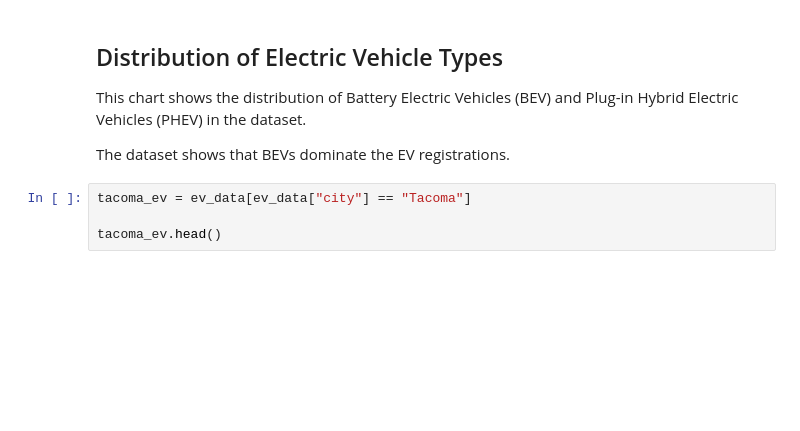
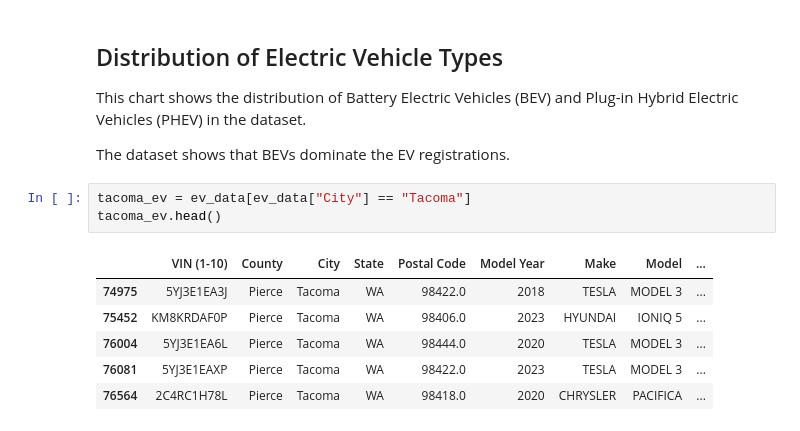
Before and after one commit to OsmanyGithub/Tacoma-EV-Dashboard, a Jupyter notebook: notebooks/ev_data_analysis.ipynb, the cells around one changed output. Drawn from its saved outputs; the diff is of its cells as text; blank space fills up the shorter version.

```diff
--- a/notebooks/ev_data_analysis.ipynb
+++ b/notebooks/ev_data_analysis.ipynb
@@ -30,7 +31,13 @@ Plug-in Hybrid Electric Vehicles (PHEV) in the dataset.
 
 The dataset shows that BEVs dominate the EV registrations.
 # %%
-tacoma_ev = ev_data[ev_data["city"] == "Tacoma"]
-
+tacoma_ev = ev_data[ev_data["City"] == "Tacoma"]
 tacoma_ev.head()
+# %% [output]
+|  | VIN (1-10) | County | City | State | Postal Code | Model Year | Make | Model | ... |
+| 74975 | 5YJ3E1EA3J | Pierce | Tacoma | WA | 98422.0 | 2018 | TESLA | MODEL 3 | ... |
+| 75452 | KM8KRDAF0P | Pierce | Tacoma | WA | 98406.0 | 2023 | HYUNDAI | IONIQ 5 | ... |
+| 76004 | 5YJ3E1EA6L | Pierce | Tacoma | WA | 98444.0 | 2020 | TESLA | MODEL 3 | ... |
+| 76081 | 5YJ3E1EAXP | Pierce | Tacoma | WA | 98422.0 | 2023 | TESLA | MODEL 3 | ... |
+| 76564 | 2C4RC1H78L | Pierce | Tacoma | WA | 98418.0 | 2020 | CHRYSLER | PACIFICA | ... |
 # %%
```
Also changed, not shown: parts of 11 cells of this notebook.
